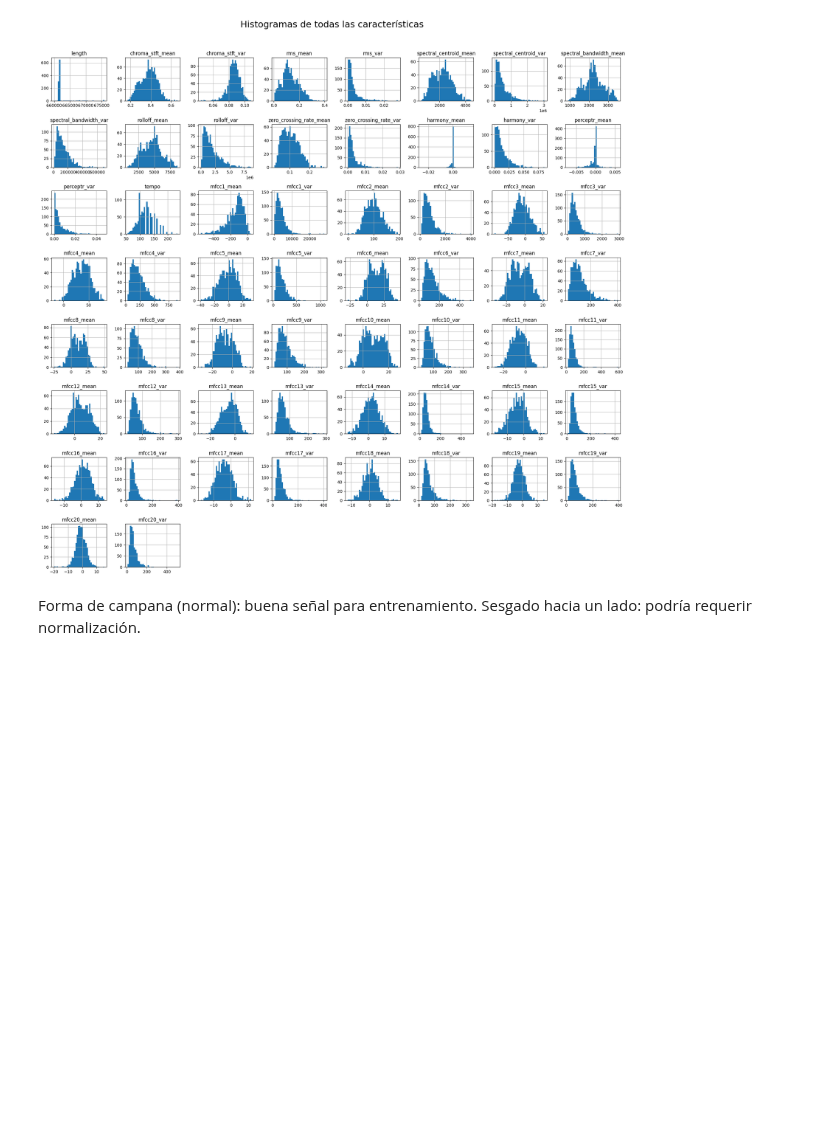
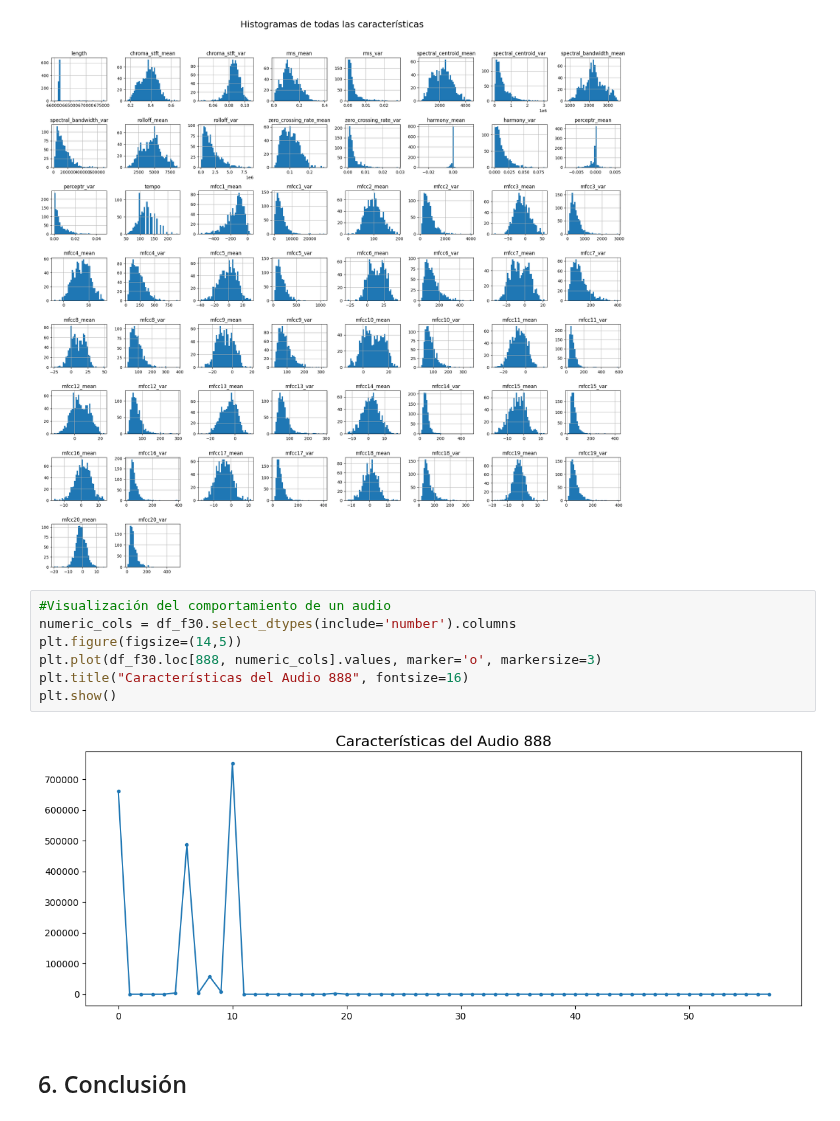
Before and after one commit to gdesirena/HyAIA_Repositorio_Clase, a Jupyter notebook: Proyecto_Final/Proyecto Final (Clasificación de Generos de Música).ipynb, the cells around one changed output. Drawn from its saved outputs; the diff is of its cells as text; blank space fills up the shorter version.

Commit message:
Actualización y Conclusión del Proyecto
Inserción de Presentación y Documentos de apoyo

```diff
--- a/Proyecto_Final/Proyecto Final (Clasificación de Generos de Música).ipynb
+++ b/Proyecto_Final/Proyecto Final (Clasificación de Generos de Música).ipynb
@@ -494,6 +697,14 @@ plt.suptitle("Histogramas de todas las características", fontsize=22, y=1.05)
 plt.show()
 # %% [output]
 [figure]
-# %% [markdown]
-Forma de campana (normal): buena señal para entrenamiento.
-Sesgado hacia un lado: podría requerir normalización.
+# %%
+#Visualización del comportamiento de un audio
+numeric_cols = df_f30.select_dtypes(include='number').columns
+plt.figure(figsize=(14,5))
+plt.plot(df_f30.loc[888, numeric_cols].values, marker='o', markersize=3)
+plt.title("Características del Audio 888", fontsize=16)
+plt.show()
+# %% [output]
+[figure, added]
+# %% [markdown]
+## 6. Conclusión
```
Also changed, not shown: parts of 85 cells of this notebook, 3 other files.
